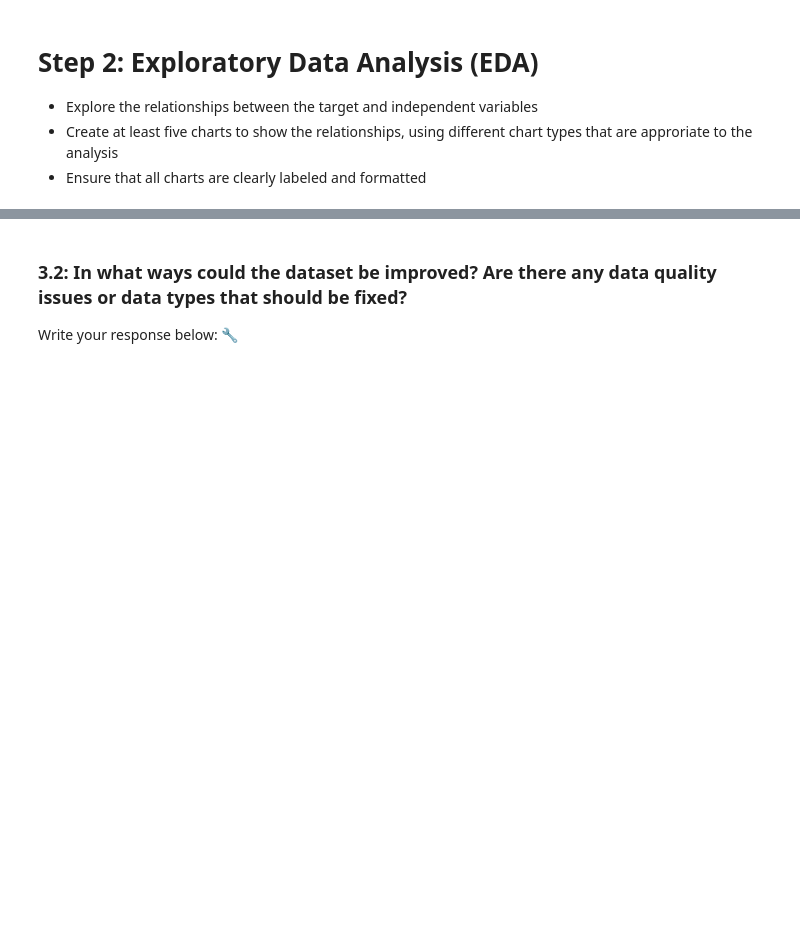
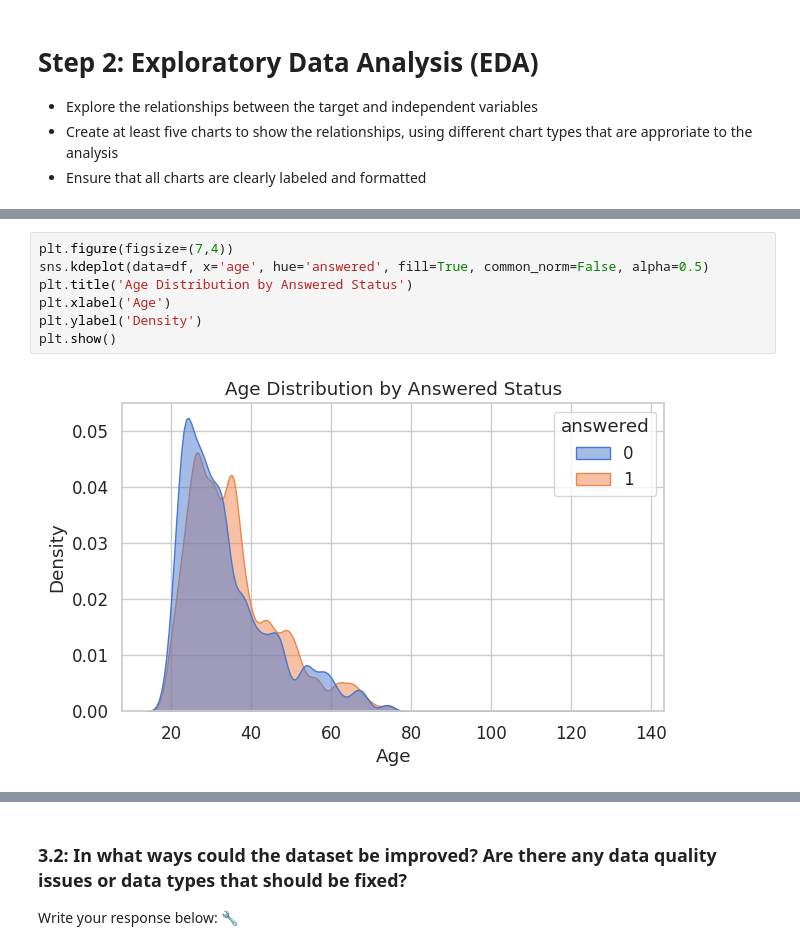
Before and after one commit to jcheek16/codepath-prework, a Jupyter notebook: Assignments/assignment_4_data_understanding.ipynb, the cells around one changed output, grey strips where cells are left out. Saved outputs shown, nothing was run; the diff lists cells and outputs as text; blank space fills up the shorter version.

```diff
--- a/Assignments/assignment_4_data_understanding.ipynb
+++ b/Assignments/assignment_4_data_understanding.ipynb
@@ -122,0 +137,9 @@ Duplicate Rows: 29035
+# %%
+plt.figure(figsize=(7,4))
+sns.kdeplot(data=df, x='age', hue='answered', fill=True, common_norm=False, alpha=0.5)
+plt.title('Age Distribution by Answered Status')
+plt.xlabel('Age')
+plt.ylabel('Density')
+plt.show()
+# %% [output]
+[figure, added]
```
Also changed, not shown: parts of 14 cells of this notebook.
